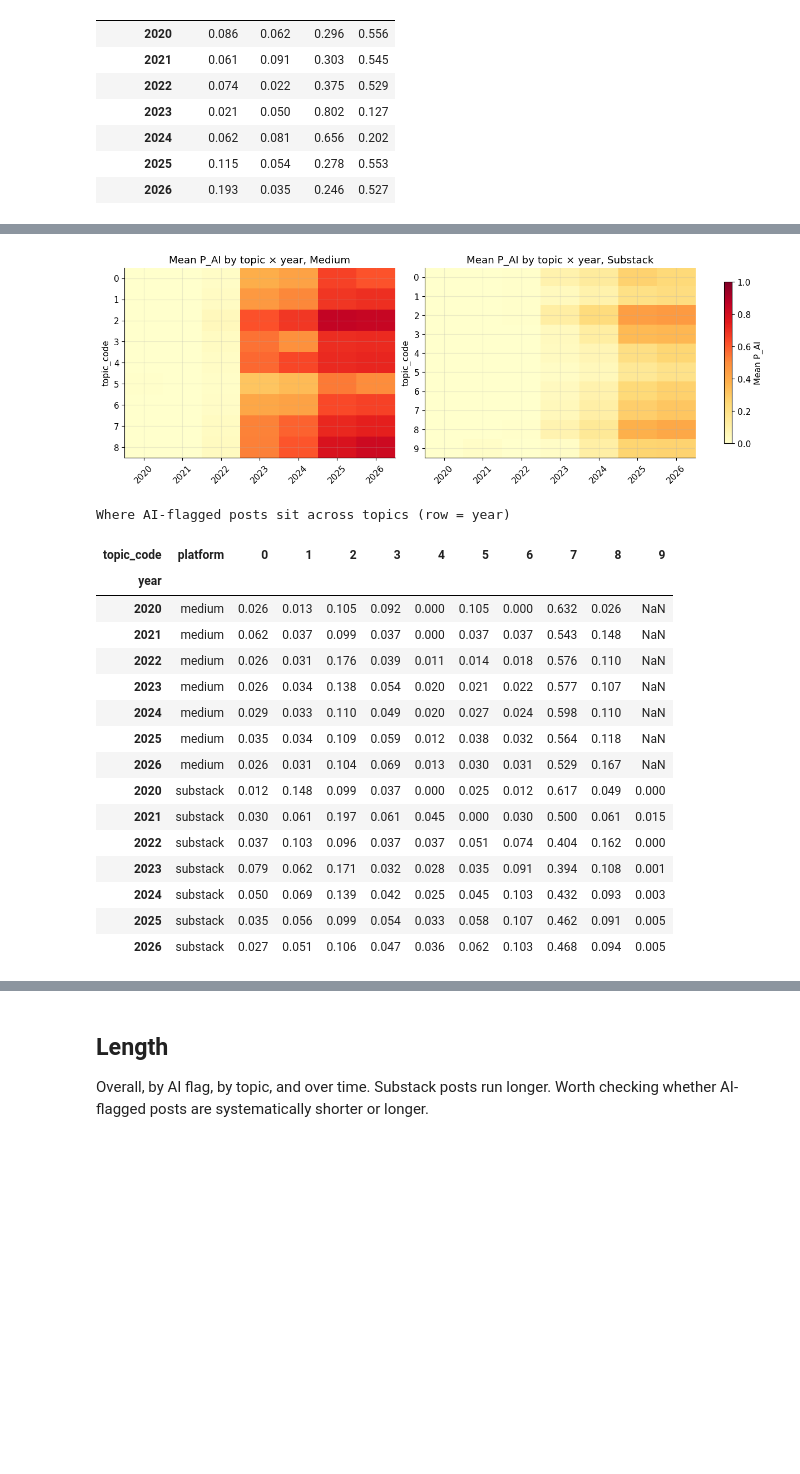
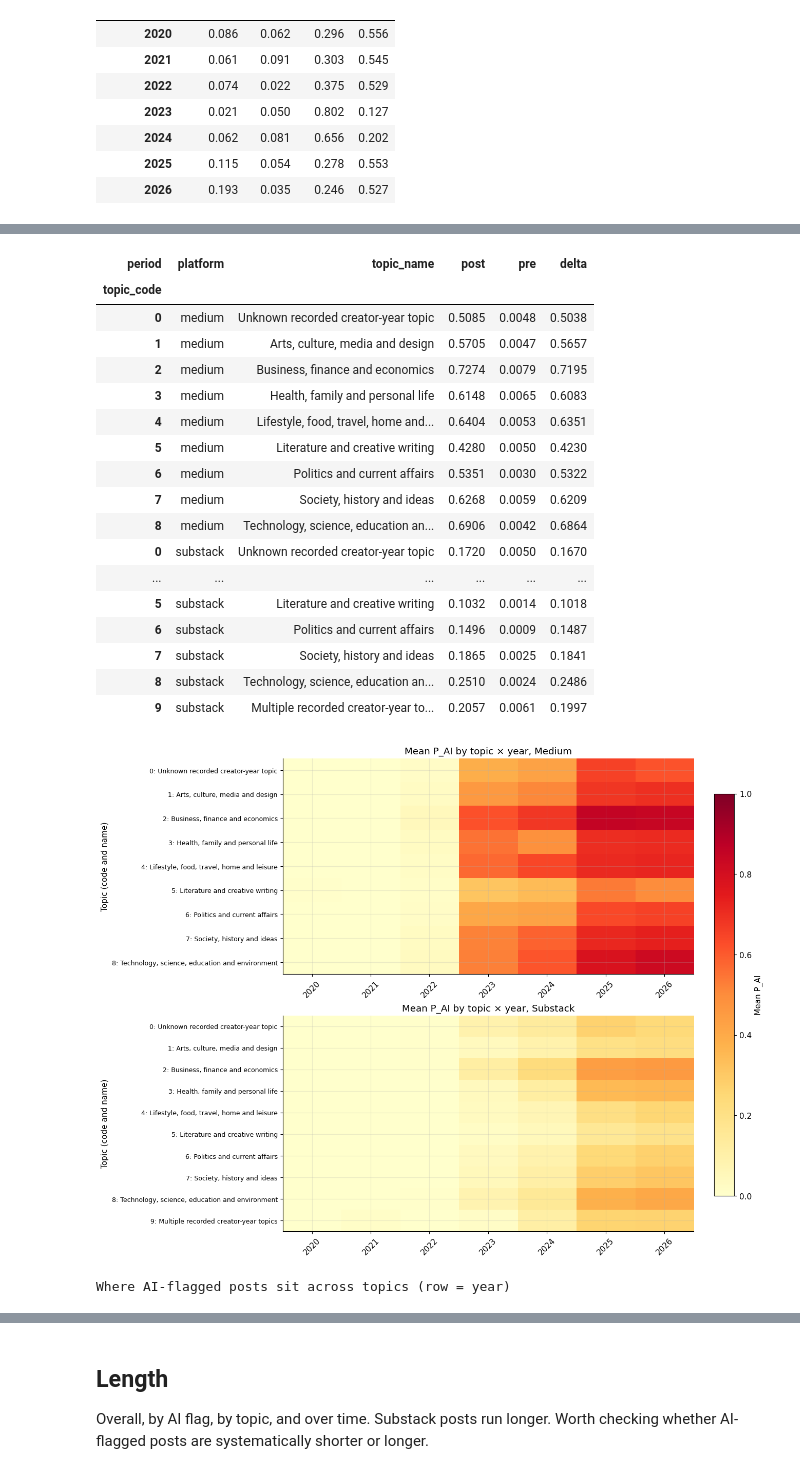
Before and after one commit to mbadu1/cap-folder, a Jupyter notebook: notebooks/scored_platforms_eda.ipynb, the cells around one changed output, grey strips where cells are left out. Cells and saved outputs as stored; diff of their text form; code cells hidden in the pictures; blank space fills up the shorter version.

Commit message:
Add topic code names to scored platform EDA

```diff
--- a/notebooks/scored_platforms_eda.ipynb
+++ b/notebooks/scored_platforms_eda.ipynb
@@ -38,6 +38,22 @@ DATA_PATHS = {
     "medium": ROOT / "outputs" / "medium_sampling_2026-10-14" / "medium_analysis_full_annual_50k_scored_with_date.csv",
     "substack": ROOT / "outputs" / "substack-sampled-final-2026-10-02" / "substack_analysis_full_annual_50k_scored_with_date.csv",
 }
+TOPIC_NAMES = {
+    0: "Unknown recorded creator-year topic",
+    1: "Arts, culture, media and design",
+    2: "Business, finance and economics",
+    3: "Health, family and personal life",
+    4: "Lifestyle, food, travel, home and leisure",
+    5: "Literature and creative writing",
+    6: "Politics and current affairs",
+    7: "Society, history and ideas",
+    8: "Technology, science, education and environment",
+    9: "Multiple recorded creator-year topics",
+}
+
+def topic_label(code):
+    return f"{int(code)}: {TOPIC_NAMES[int(code)]}"
+
 CUT = "2022-12"
 P_COLS = ["P_OPENAI", "P_ANTHROPIC", "P_GEMINI", "P_OTHER"]
 GIVEN = {
@@ -61,6 +77,9 @@ def load(path):
     if not valid_date.all():
         raise ValueError(f"{path.name} contains missing or invalid publication dates.")
     dates = pd.to_datetime(df["published_date"], format="%Y-%m-%d", errors="raise")
+    if not df["topic_code"].isin(TOPIC_NAMES).all():
+        raise ValueError(f"{path.name} contains a topic code absent from the frozen codebook.")
+    df["topic_name"] = df["topic_code"].map(TOPIC_NAMES)
     df["year_month"] = df["published_date"].str[:7]
     df["year"] = dates.dt.year
     df["month"] = dates.dt.month
@@ -497,4 +518,7 @@ Codes only — 0–8 on Medium, 0–9 on Substack. No names in the CSV. Still us
 # %%
+topic_legend = pd.DataFrame(sorted(TOPIC_NAMES.items()), columns=["topic_code", "topic_name"])
+display(topic_legend)
+
 def topic_table(df, label):
     g = df.groupby("topic_code").agg(
         posts=("post_id", "size"),
@@ -504,6 +528,7 @@ def topic_table(df, label):
     )
     g["share_of_sample"] = g["posts"] / g["posts"].sum()
     g.insert(0, "platform", label)
+    g.insert(1, "topic_name", g.index.map(TOPIC_NAMES))
     return g
 
 display(pd.concat([topic_table(m, "medium"), topic_table(s, "substack")]).round(4))
@@ -518,20 +543,21 @@ def topic_period(df, label):
     wide = g.pivot(index="topic_code", columns="period", values="mean_p_ai")
     wide["delta"] = wide.get("post") - wide.get("pre")
     wide.insert(0, "platform", label)
+    wide.insert(1, "topic_name", wide.index.map(TOPIC_NAMES))
     return wide
 
 display(pd.concat([topic_period(m, "medium"), topic_period(s, "substack")]).round(4))
 
-fig, axes = plt.subplots(1, 2, figsize=(12, 4.2), layout="constrained")
+fig, axes = plt.subplots(2, 1, figsize=(13, 10), layout="constrained")
 for ax, df, title in [(axes[0], m, "Medium"), (axes[1], s, "Substack")]:
     heat = df.pivot_table(index="topic_code", columns="year", values="P_AI", aggfunc="mean")
     im = ax.imshow(heat.to_numpy(), aspect="auto", cmap="YlOrRd", vmin=0, vmax=1)
     ax.set_yticks(range(len(heat.index)))
-    ax.set_yticklabels(heat.index)
+    ax.set_yticklabels([topic_label(code) for code in heat.index], fontsize=9)
     ax.set_xticks(range(len(heat.columns)))
     ax.set_xticklabels([int(c) for c in heat.columns], rotation=45)
     ax.set_title(f"Mean P_AI by topic × year, {title}")
-    ax.set_ylabel("topic_code")
+    ax.set_ylabel("Topic (code and name)")
 fig.colorbar(im, ax=axes.ravel().tolist(), shrink=0.85, label="Mean P_AI")
 plt.show()
 
@@ -541,6 +567,7 @@ def ai_topic_share(df, label):
     if d.empty:
         return pd.DataFrame()
     ct = pd.crosstab(d["year"], d["topic_code"], normalize="index")
+    ct = ct.rename(columns=topic_label)
     ct.insert(0, "platform", label)
     return ct
 
@@ -586,18 +606,20 @@ display(pd.concat([ai_topic_share(m, "medium"), ai_topic_share(s, "substack")]).
+| period | platform | topic_name | post | pre | delta |
+| topic_code |  |  |  |  |  |
+| 0 | medium | Unknown recorded creator-year topic | 0.5085 | 0.0048 | 0.5038 |
+| 1 | medium | Arts, culture, media and design | 0.5705 | 0.0047 | 0.5657 |
+| 2 | medium | Business, finance and economics | 0.7274 | 0.0079 | 0.7195 |
+| 3 | medium | Health, family and personal life | 0.6148 | 0.0065 | 0.6083 |
+| 4 | medium | Lifestyle, food, travel, home and... | 0.6404 | 0.0053 | 0.6351 |
+| 5 | medium | Literature and creative writing | 0.4280 | 0.0050 | 0.4230 |
+| 6 | medium | Politics and current affairs | 0.5351 | 0.0030 | 0.5322 |
+| 7 | medium | Society, history and ideas | 0.6268 | 0.0059 | 0.6209 |
+| 8 | medium | Technology, science, education an... | 0.6906 | 0.0042 | 0.6864 |
+| 0 | substack | Unknown recorded creator-year topic | 0.1720 | 0.0050 | 0.1670 |
+| ... | ... | ... | ... | ... | ... |
+| 5 | substack | Literature and creative writing | 0.1032 | 0.0014 | 0.1018 |
+| 6 | substack | Politics and current affairs | 0.1496 | 0.0009 | 0.1487 |
+| 7 | substack | Society, history and ideas | 0.1865 | 0.0025 | 0.1841 |
+| 8 | substack | Technology, science, education an... | 0.2510 | 0.0024 | 0.2486 |
+| 9 | substack | Multiple recorded creator-year to... | 0.2057 | 0.0061 | 0.1997 |
-[figure, old version]
+[figure, new version]
 Where AI-flagged posts sit across topics (row = year)
-| topic_code | platform | 0 | 1 | 2 | 3 | 4 | 5 | 6 | 7 | 8 | 9 |
-| year |  |  |  |  |  |  |  |  |  |  |  |
-| 2020 | medium | 0.026 | 0.013 | 0.105 | 0.092 | 0.000 | 0.105 | 0.000 | 0.632 | 0.026 | NaN |
-| 2021 | medium | 0.062 | 0.037 | 0.099 | 0.037 | 0.000 | 0.037 | 0.037 | 0.543 | 0.148 | NaN |
-| 2022 | medium | 0.026 | 0.031 | 0.176 | 0.039 | 0.011 | 0.014 | 0.018 | 0.576 | 0.110 | NaN |
-| 2023 | medium | 0.026 | 0.034 | 0.138 | 0.054 | 0.020 | 0.021 | 0.022 | 0.577 | 0.107 | NaN |
-| 2024 | medium | 0.029 | 0.033 | 0.110 | 0.049 | 0.020 | 0.027 | 0.024 | 0.598 | 0.110 | NaN |
-| 2025 | medium | 0.035 | 0.034 | 0.109 | 0.059 | 0.012 | 0.038 | 0.032 | 0.564 | 0.118 | NaN |
-| 2026 | medium | 0.026 | 0.031 | 0.104 | 0.069 | 0.013 | 0.030 | 0.031 | 0.529 | 0.167 | NaN |
-| 2020 | substack | 0.012 | 0.148 | 0.099 | 0.037 | 0.000 | 0.025 | 0.012 | 0.617 | 0.049 | 0.000 |
-| 2021 | substack | 0.030 | 0.061 | 0.197 | 0.061 | 0.045 | 0.000 | 0.030 | 0.500 | 0.061 | 0.015 |
-| 2022 | substack | 0.037 | 0.103 | 0.096 | 0.037 | 0.037 | 0.051 | 0.074 | 0.404 | 0.162 | 0.000 |
-| 2023 | substack | 0.079 | 0.062 | 0.171 | 0.032 | 0.028 | 0.035 | 0.091 | 0.394 | 0.108 | 0.001 |
-| 2024 | substack | 0.050 | 0.069 | 0.139 | 0.042 | 0.025 | 0.045 | 0.103 | 0.432 | 0.093 | 0.003 |
-| 2025 | substack | 0.035 | 0.056 | 0.099 | 0.054 | 0.033 | 0.058 | 0.107 | 0.462 | 0.091 | 0.005 |
-| 2026 | substack | 0.027 | 0.051 | 0.106 | 0.047 | 0.036 | 0.062 | 0.103 | 0.468 | 0.094 | 0.005 |
```
Also changed, not shown: parts of 5 cells of this notebook.
